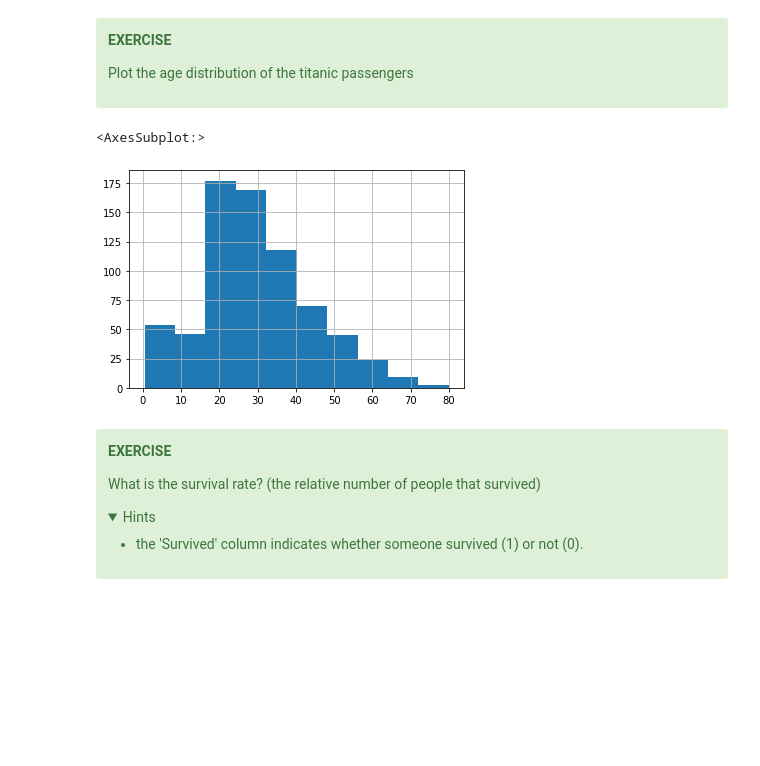
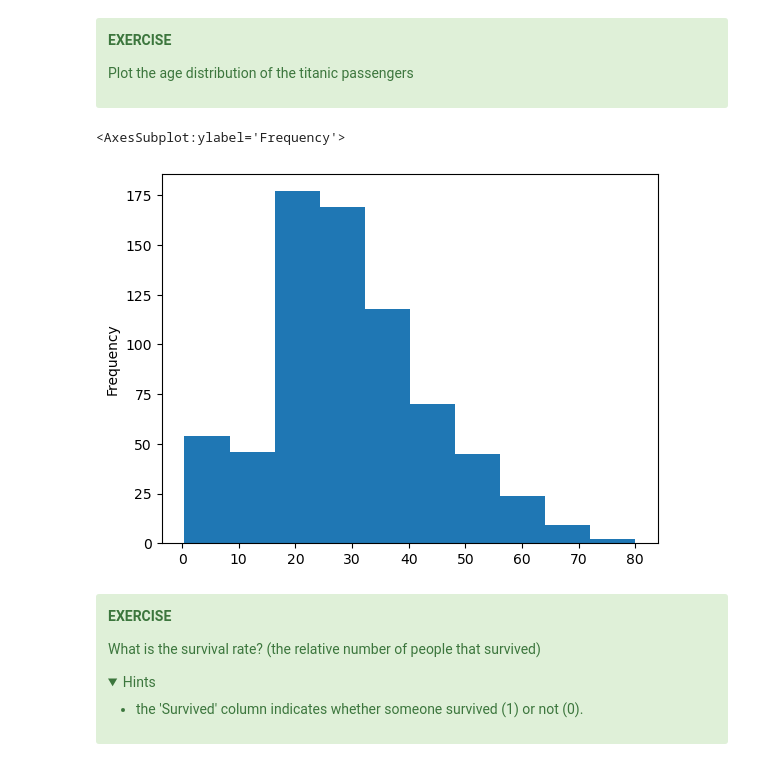
Before and after one commit to jorisvandenbossche/course-python-data, a Jupyter notebook: notebooks/pandas_02_basic_operations.ipynb, the cells around one changed output. Saved outputs shown, nothing was run; the diff lists cells and outputs as text; code cells hidden in the pictures; folded sections open; blank space fills up the shorter version.

```diff
--- a/notebooks/pandas_02_basic_operations.ipynb
+++ b/notebooks/pandas_02_basic_operations.ipynb
@@ -171,10 +171,10 @@ Plot the age distribution of the titanic passengers
 
 </div>
 # %%
-df['Age'].hist() #bins=30, log=True
+df['Age'].plot.hist()  # bins=30, log=True)
 # %% [output]
-<AxesSubplot:>
+<AxesSubplot:ylabel='Frequency'>
-[figure, old version]
+[figure, new version]
 # %% [markdown]
 <div class="alert alert-success">
 
```
Also changed, not shown: parts of 1 cell of this notebook, 16 other files.
